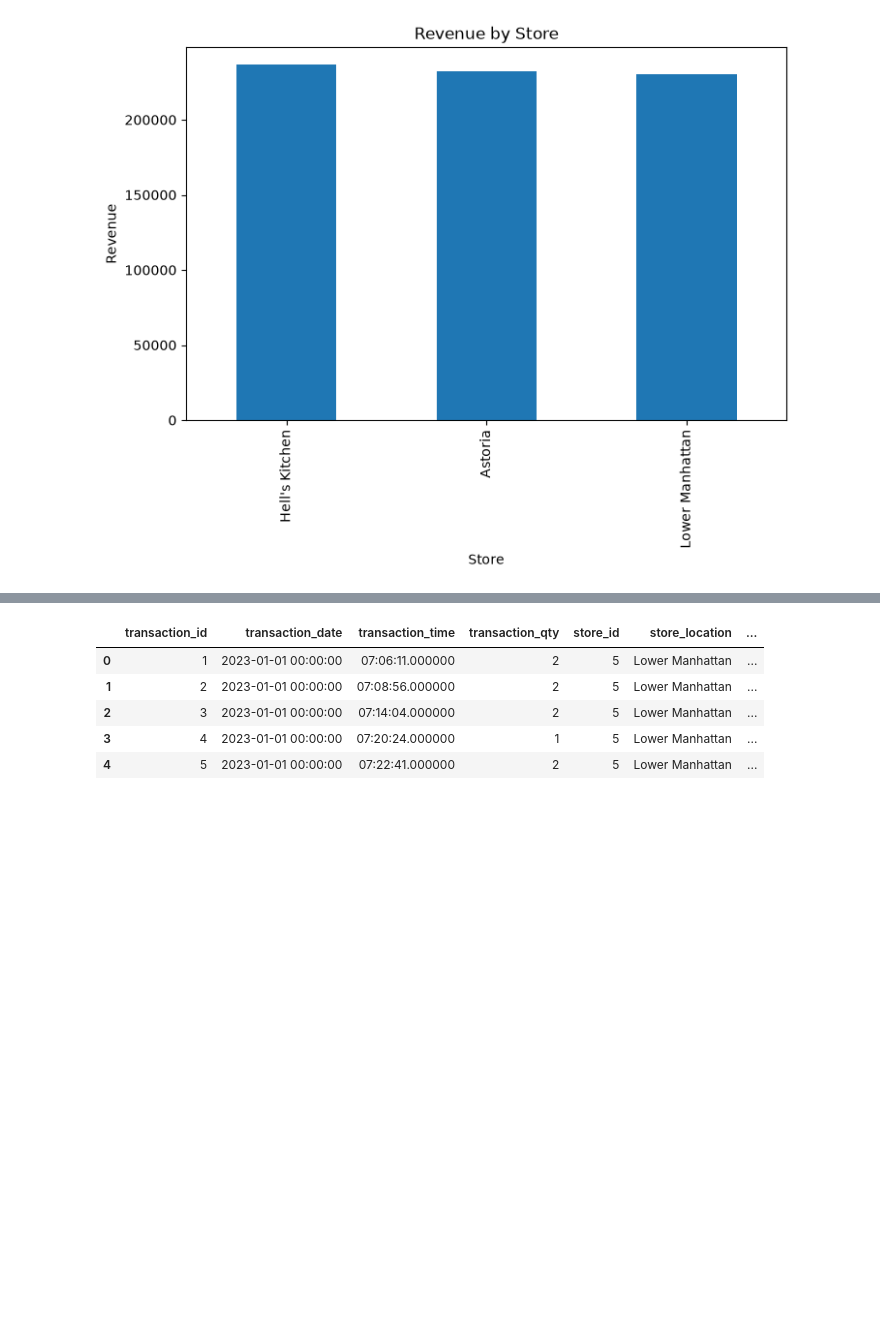
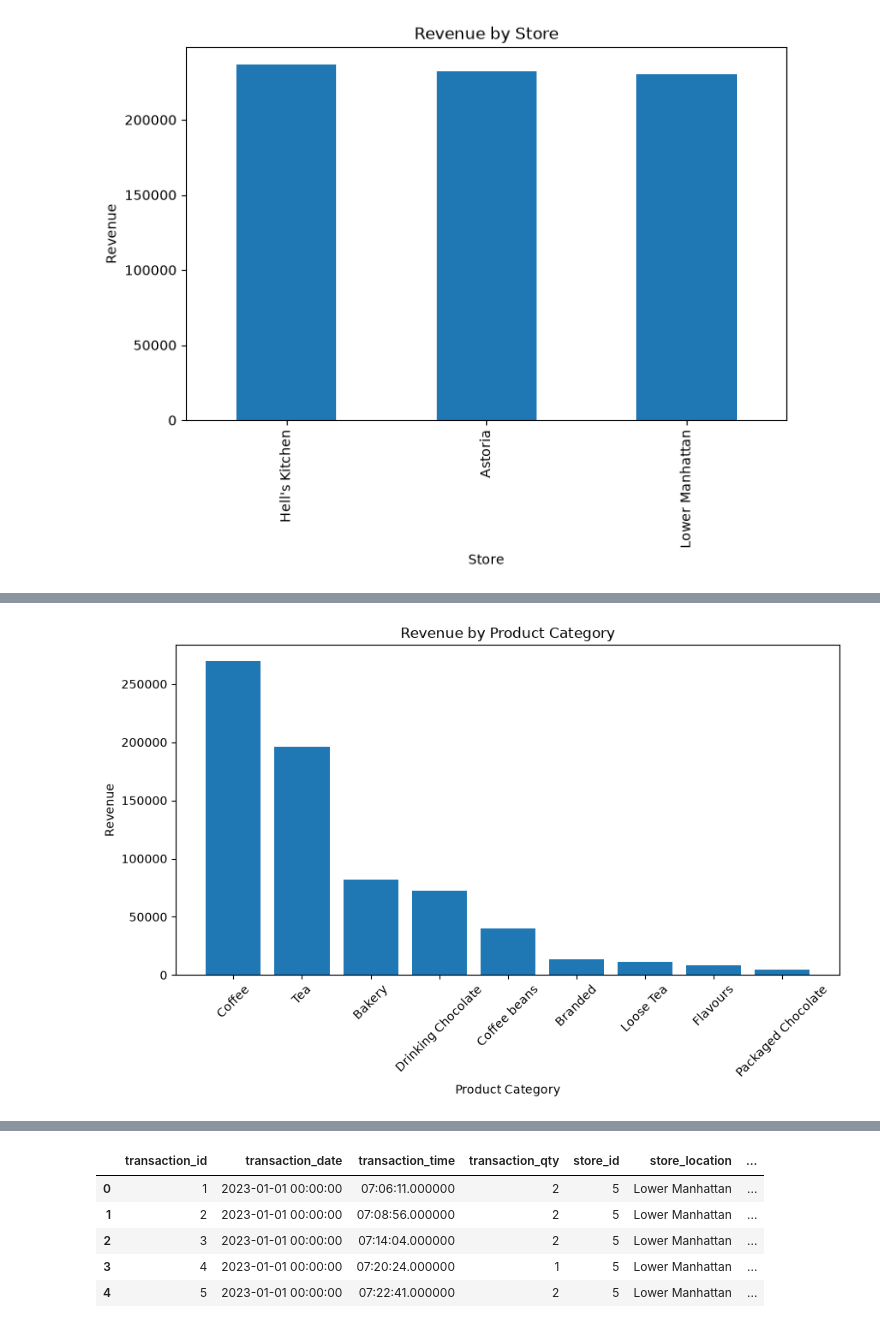
Before and after one commit to ayzezzz/coffee-shop-business-analytics, a Jupyter notebook: notebooks/coffee_shop_analysis.ipynb, the cells around one changed output, grey strips where cells are left out. Saved outputs shown, nothing was run; the diff lists cells and outputs as text; code cells hidden in the pictures; blank space fills up the shorter version.

```diff
--- a/notebooks/coffee_shop_analysis.ipynb
+++ b/notebooks/coffee_shop_analysis.ipynb
@@ -212,0 +241,8 @@ plt.show()
+# %%
+category_revenue = (
+    df.groupby("product_category", as_index=False)["revenue"]
+      .sum()
+      .sort_values(by="revenue", ascending=False)
+)
+
+category_revenue
@@ -212,0 +260,17 @@ plt.show()
+# %%
+plt.figure(figsize=(10,5))
+
+plt.bar(
+    category_revenue["product_category"],
+    category_revenue["revenue"]
+)
+
+plt.title("Revenue by Product Category")
+plt.xlabel("Product Category")
+plt.ylabel("Revenue")
+
+plt.xticks(rotation=45)
+
+plt.show()
+# %% [output]
+[figure, added]
```
Also changed, not shown: parts of 34 cells of this notebook, 7 other files.
